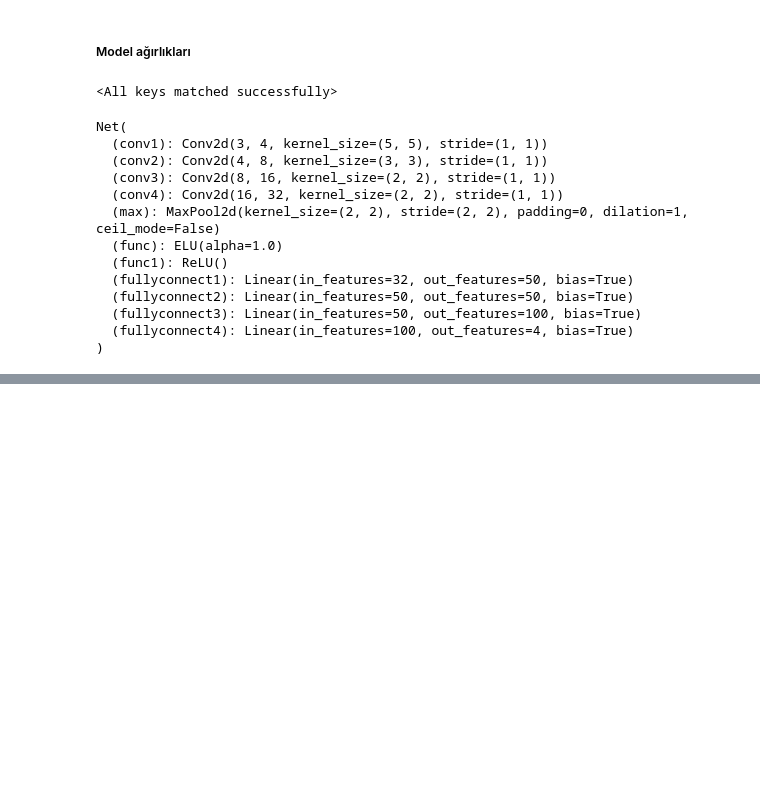
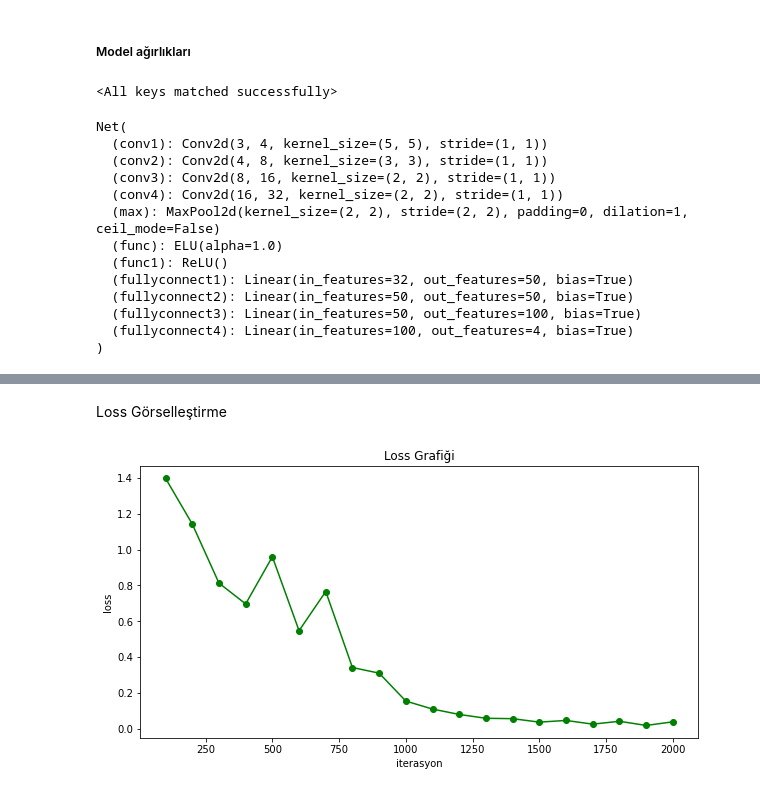
Before and after one commit to omeryildizce/Yapay_Zeka_ve_Bilgisayarli_Goru, a Jupyter notebook: Bolum_01_Pytorch/Pytorch_ile_derin_ogrenme.ipynb, the cells around one changed output, grey strips where cells are left out. Drawn from its saved outputs; the diff is of its cells as text; code cells hidden in the pictures; blank space fills up the shorter version.

Commit message:
Update Pytorch_ile_derin_ogrenme.ipynb
Loss ve Accuracy değerlerinin grafiği çizdirildi.

```diff
--- a/Bolum_01_Pytorch/Pytorch_ile_derin_ogrenme.ipynb
+++ b/Bolum_01_Pytorch/Pytorch_ile_derin_ogrenme.ipynb
@@ -234,6 +234,7 @@ epoch = 10
 kayip = []
 count = 0
 iterasyon = []
+acc_list = []
 
 for i in range(epoch):
     for j , (images, label) in enumerate (train_loader):
@@ -264,7 +265,7 @@ for i in range(epoch):
             hata = 100 * err / float(total)
             kayip.append(loss.data)
             iterasyon.append(count)
-
+            acc_list.append(dogruluk)
         if count % 100 == 0:
             print("iteration: {:4} Loss: {:3.4f} Accuracy: {:3.4f} Error: {:3.4f}".format(count, loss.data, dogruluk, hata))
 
@@ -299,6 +300,7 @@ epoch = 10
 kayip = []
 count = 0
 iterasyon = []
+acc_list = []
 
 for i in range(epoch):
     for j , (images, label) in enumerate (train_loader):
@@ -329,6 +331,7 @@ for i in range(epoch):
             hata = 100 * err / float(total)
             kayip.append(loss.data)
             iterasyon.append(count)
+            acc_list.append(dogruluk)
 
         if count % 100 == 0:
             print("iteration: {:4} Loss: {:3.4f} Accuracy: {:3.4f} Error: {:3.4f}".format(count, loss.data, dogruluk, hata))
@@ -441,0 +468,14 @@ Got 49 / 79 with accuracy 62.03
+# %% [markdown]
+Loss Görselleştirme
+# %%
+import matplotlib.pyplot as plt
+
+plt.figure(figsize=(10,5))
+plt.title("Loss Grafiği")
+plt.plot(iterasyon, kayip, "-o",color="g")
+
+plt.xlabel("iterasyon")
+plt.ylabel("loss")
+plt.show()
+# %% [output]
+[figure, added]
```
Also changed, not shown: parts of 11 cells of this notebook.
